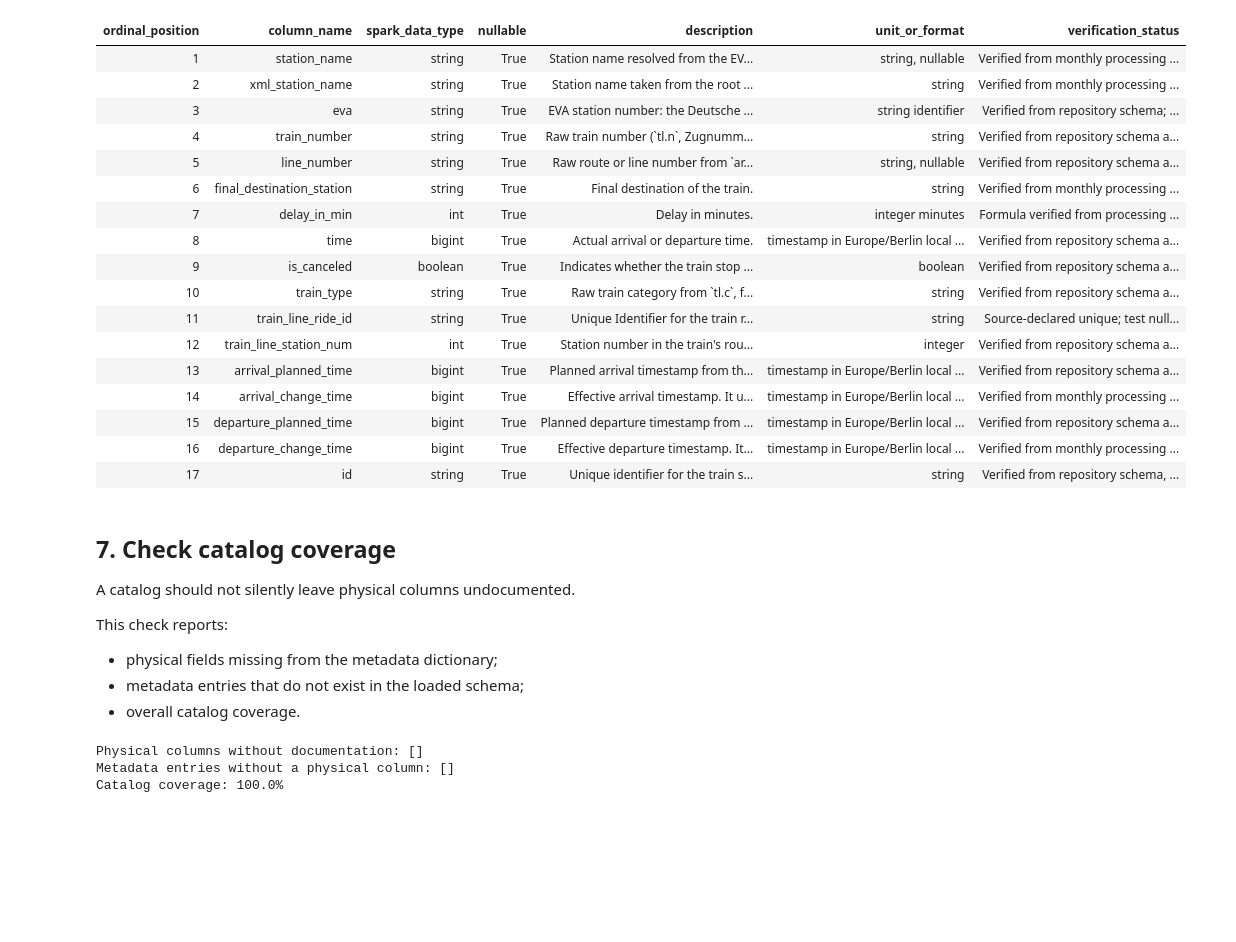
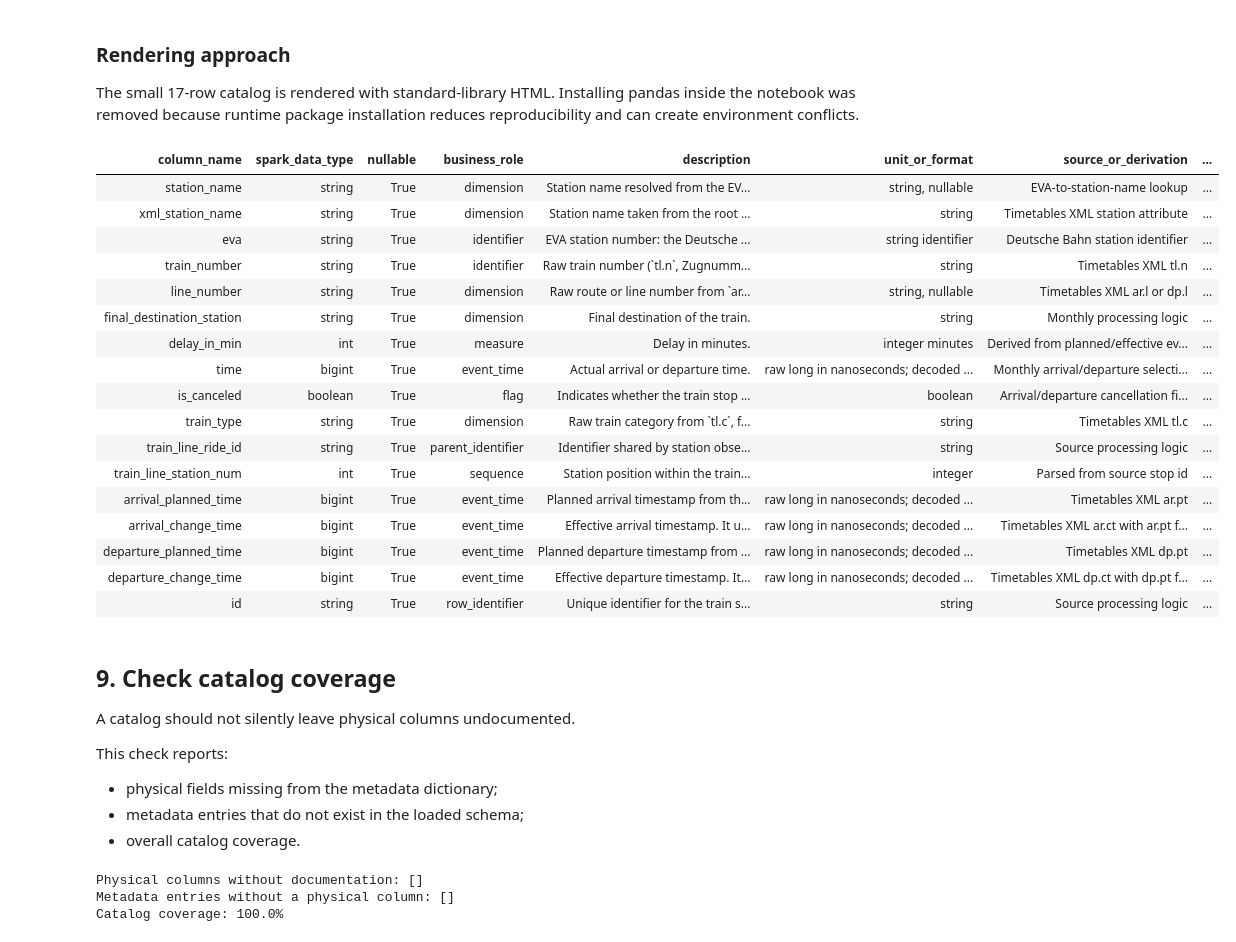
Before and after one commit to koutafraout/deutsche-bahn-end-to-end-analytics-pipeline, a Jupyter notebook: notebooks/data-assessment/deutsche_bahn/02_data_catalog.ipynb, the cells around one changed output. Cells and saved outputs as stored; diff of their text form; code cells hidden in the pictures; blank space fills up the shorter version.

```diff
--- a/notebooks/data-assessment/deutsche_bahn/02_data_catalog.ipynb
+++ b/notebooks/data-assessment/deutsche_bahn/02_data_catalog.ipynb
@@ -474,8 +1454,14 @@ Detailed null percentages and distributions are deliberately deferred to the pro
+# %% [markdown]
+### Rendering approach
+
+The small 17-row catalog is rendered with standard-library HTML. Installing
+pandas inside the notebook was removed because runtime package installation
+reduces reproducibility and can create environment conflicts.
 # %%
 catalog_rows = []
 
 for position, field in enumerate(
-    historical_df_raw.schema.fields,
+    historical_df_072026_raw.schema.fields,
     start=1,
 ):
     metadata = column_metadata.get(
@@ -483,7 +1469,7 @@ for position, field in enumerate(
         {
             "description": "Not documented yet.",
             "unit_or_format": "unknown",
-            "verification_status": "Not reviewed",
+            "verification_status": "to_verify",
         },
     )
 
@@ -493,31 +1479,39 @@ for position, field in enumerate(
             field.name,
             field.dataType.simpleString(),
             field.nullable,
+            column_roles.get(field.name, "unknown"),
             metadata["description"],
             metadata["unit_or_format"],
+            column_sources.get(field.name, "unknown"),
+            column_quality_notes.get(
+                field.name,
+                "Not reviewed",
+            ),
             metadata["verification_status"],
         )
     )
 
 column_catalog_df = spark.createDataFrame(
     catalog_rows,
-    '''
-    ordinal_position int,
-    column_name string,
-    spark_data_type string,
-    nullable boolean,
-    description string,
-    unit_or_format string,
-    verification_status string
-    ''',
+    (
+        "ordinal_position int, "
+        "column_name string, "
+        "spark_data_type string, "
+        "nullable boolean, "
+        "business_role string, "
+        "description string, "
+        "unit_or_format string, "
+        "source_or_derivation string, "
+        "data_quality_notes string, "
+        "verification_status string"
+    ),
 )
 # %%
-import pandas as pd
-from IPython.display import display
 
 column_catalog_pd = (
     column_catalog_df
     .orderBy("ordinal_position")
+    .drop("ordinal_position")
     .toPandas()
 )
 
@@ -531,53 +1525,53 @@ styled_catalog = (
     .set_properties(
         subset=["description", "verification_status"],
         **{
             "white-space": "normal",
             "text-align": "left",
             "min-width": "280px",
             "vertical-align": "top",
         }
     )
     .set_properties(
         **{
             "white-space": "normal",
             "vertical-align": "top",
         }
     )
     .set_table_styles(
         [
             {
                 "selector": "th",
                 "props": [
                     ("text-align", "left"),
                     ("vertical-align", "top"),
                 ],
             }
         ]
     )
 )
 
 display(styled_catalog)
 # %% [output]
-| ordinal_position | column_name | spark_data_type | nullable | description | unit_or_format | verification_status |
-| 1 | station_name | string | True | Station name resolved from the EV... | string, nullable | Verified from monthly processing ... |
-| 2 | xml_station_name | string | True | Station name taken from the root ... | string | Verified from monthly processing ... |
-| 3 | eva | string | True | EVA station number: the Deutsche ... | string identifier | Verified from repository schema; ... |
-| 4 | train_number | string | True | Raw train number (`tl.n`, Zugnumm... | string | Verified from repository schema a... |
-| 5 | line_number | string | True | Raw route or line number from `ar... | string, nullable | Verified from repository schema a... |
-| 6 | final_destination_station | string | True | Final destination of the train. | string | Verified from monthly processing ... |
-| 7 | delay_in_min | int | True | Delay in minutes. | integer minutes | Formula verified from processing ... |
-| 8 | time | bigint | True | Actual arrival or departure time. | timestamp in Europe/Berlin local ... | Verified from repository schema a... |
-| 9 | is_canceled | boolean | True | Indicates whether the train stop ... | boolean | Verified from repository schema a... |
-| 10 | train_type | string | True | Raw train category from `tl.c`, f... | string | Verified from repository schema a... |
-| 11 | train_line_ride_id | string | True | Unique Identifier for the train r... | string | Source-declared unique; test null... |
-| 12 | train_line_station_num | int | True | Station number in the train's rou... | integer | Verified from repository schema a... |
-| 13 | arrival_planned_time | bigint | True | Planned arrival timestamp from th... | timestamp in Europe/Berlin local ... | Verified from repository schema a... |
-| 14 | arrival_change_time | bigint | True | Effective arrival timestamp. It u... | timestamp in Europe/Berlin local ... | Verified from monthly processing ... |
-| 15 | departure_planned_time | bigint | True | Planned departure timestamp from ... | timestamp in Europe/Berlin local ... | Verified from repository schema a... |
-| 16 | departure_change_time | bigint | True | Effective departure timestamp. It... | timestamp in Europe/Berlin local ... | Verified from monthly processing ... |
-| 17 | id | string | True | Unique identifier for the train s... | string | Verified from repository schema, ... |
+| column_name | spark_data_type | nullable | business_role | description | unit_or_format | source_or_derivation | ... |
+| station_name | string | True | dimension | Station name resolved from the EV... | string, nullable | EVA-to-station-name lookup | ... |
+| xml_station_name | string | True | dimension | Station name taken from the root ... | string | Timetables XML station attribute | ... |
+| eva | string | True | identifier | EVA station number: the Deutsche ... | string identifier | Deutsche Bahn station identifier | ... |
+| train_number | string | True | identifier | Raw train number (`tl.n`, Zugnumm... | string | Timetables XML tl.n | ... |
+| line_number | string | True | dimension | Raw route or line number from `ar... | string, nullable | Timetables XML ar.l or dp.l | ... |
+| final_destination_station | string | True | dimension | Final destination of the train. | string | Monthly processing logic | ... |
+| delay_in_min | int | True | measure | Delay in minutes. | integer minutes | Derived from planned/effective ev... | ... |
+| time | bigint | True | event_time | Actual arrival or departure time. | raw long in nanoseconds; decoded ... | Monthly arrival/departure selecti... | ... |
+| is_canceled | boolean | True | flag | Indicates whether the train stop ... | boolean | Arrival/departure cancellation fi... | ... |
+| train_type | string | True | dimension | Raw train category from `tl.c`, f... | string | Timetables XML tl.c | ... |
+| train_line_ride_id | string | True | parent_identifier | Identifier shared by station obse... | string | Source processing logic | ... |
+| train_line_station_num | int | True | sequence | Station position within the train... | integer | Parsed from source stop id | ... |
+| arrival_planned_time | bigint | True | event_time | Planned arrival timestamp from th... | raw long in nanoseconds; decoded ... | Timetables XML ar.pt | ... |
+| arrival_change_time | bigint | True | event_time | Effective arrival timestamp. It u... | raw long in nanoseconds; decoded ... | Timetables XML ar.ct with ar.pt f... | ... |
+| departure_planned_time | bigint | True | event_time | Planned departure timestamp from ... | raw long in nanoseconds; decoded ... | Timetables XML dp.pt | ... |
+| departure_change_time | bigint | True | event_time | Effective departure timestamp. It... | raw long in nanoseconds; decoded ... | Timetables XML dp.ct with dp.pt f... | ... |
+| id | string | True | row_identifier | Unique identifier for the train s... | string | Source processing logic | ... |
 # %% [markdown]
-## 7. Check catalog coverage
+## 9. Check catalog coverage
 
 A catalog should not silently leave physical columns undocumented.
 
```
Also changed, not shown: parts of 39 cells of this notebook.
